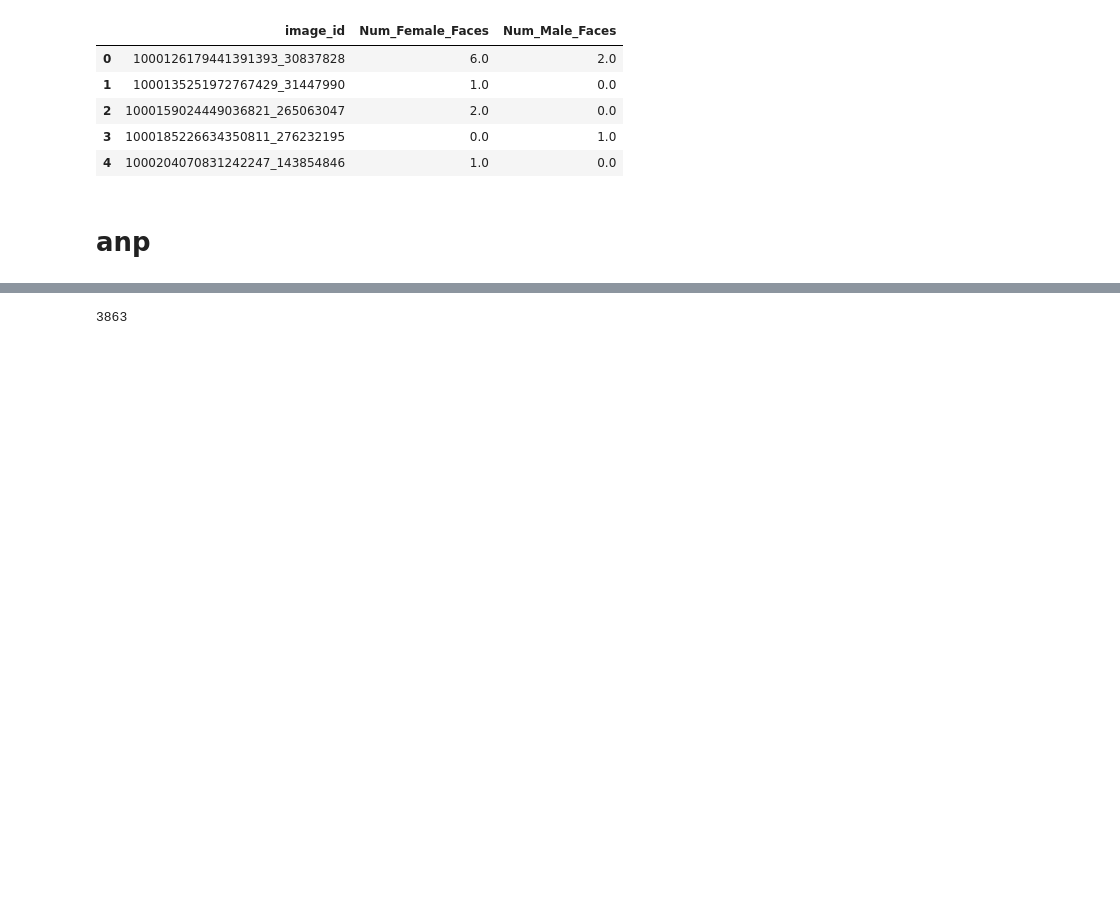
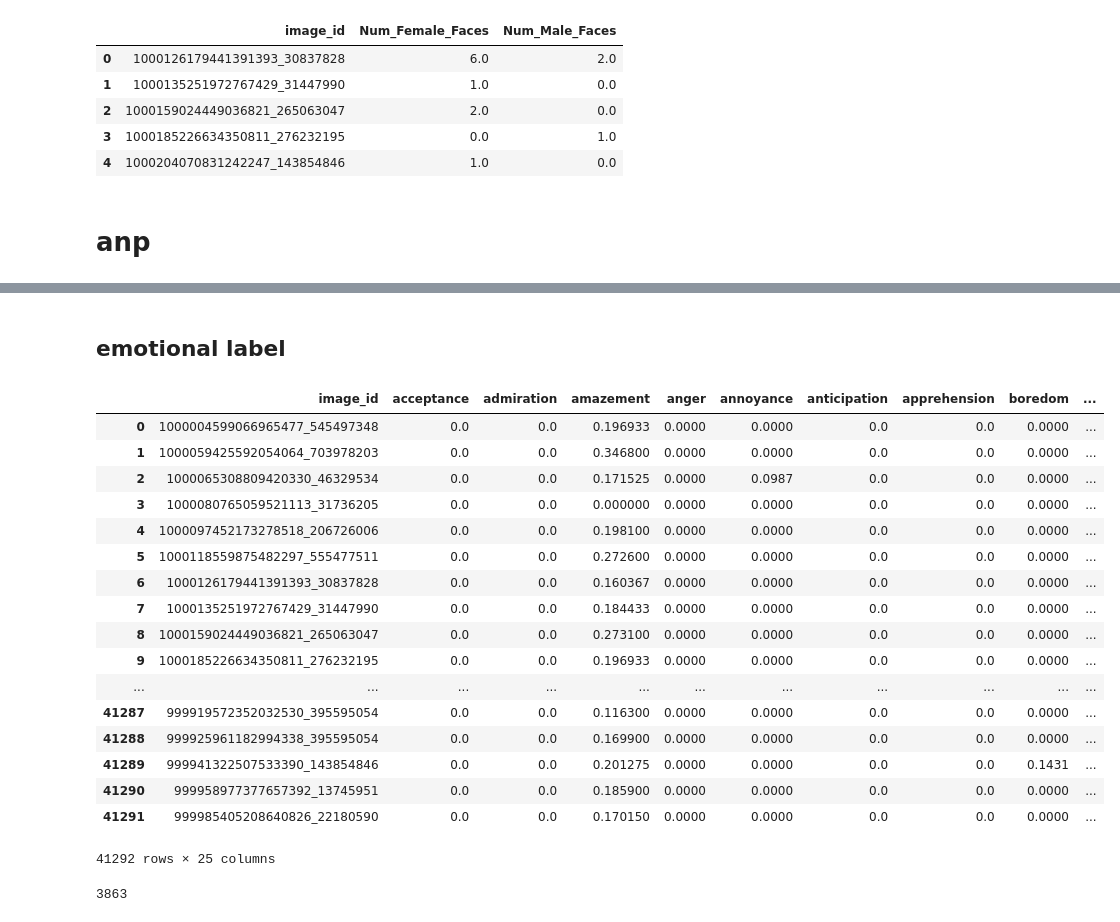
Before and after one commit to JeroenSchmidt/UvA-DSF-group, a Jupyter notebook: uc2/exploration_notebooks/jeroen/create_features_ground_zero.ipynb, the cells around one changed output, grey strips where cells are left out. Saved outputs shown, nothing was run; the diff lists cells and outputs as text; code cells hidden in the pictures; blank space fills up the shorter version.

```diff
--- a/uc2/exploration_notebooks/jeroen/create_features_ground_zero.ipynb
+++ b/uc2/exploration_notebooks/jeroen/create_features_ground_zero.ipynb
@@ -289,0 +285,5 @@ anp.head(1)
+# %%
+anp = pd.read_pickle("../../data/Visual_well_being/anp.pickle")
+# %%
+pd.set_option("max_colwidth",100000)
+anp.sort_values("image_id").head(40)
@@ -289,0 +328,30 @@ anp.head(1)
+# %% [markdown]
+## emotional label
+# %%
+anp[["image_id","emotion_label","emotion_score"]]\
+.groupby(by=["image_id","emotion_label"])\
+.mean()\
+.reset_index()\
+.pivot(index="image_id",columns="emotion_label",values="emotion_score")\
+.fillna(0)\
+.reset_index()\
+.rename_axis('',axis=1)
+# %% [output]
+|  | image_id | acceptance | admiration | amazement | anger | annoyance | anticipation | apprehension | boredom | ... |
+| 0 | 1000004599066965477_545497348 | 0.0 | 0.0 | 0.196933 | 0.0000 | 0.0000 | 0.0 | 0.0 | 0.0000 | ... |
+| 1 | 1000059425592054064_703978203 | 0.0 | 0.0 | 0.346800 | 0.0000 | 0.0000 | 0.0 | 0.0 | 0.0000 | ... |
+| 2 | 1000065308809420330_46329534 | 0.0 | 0.0 | 0.171525 | 0.0000 | 0.0987 | 0.0 | 0.0 | 0.0000 | ... |
+| 3 | 1000080765059521113_31736205 | 0.0 | 0.0 | 0.000000 | 0.0000 | 0.0000 | 0.0 | 0.0 | 0.0000 | ... |
+| 4 | 1000097452173278518_206726006 | 0.0 | 0.0 | 0.198100 | 0.0000 | 0.0000 | 0.0 | 0.0 | 0.0000 | ... |
+| 5 | 1000118559875482297_555477511 | 0.0 | 0.0 | 0.272600 | 0.0000 | 0.0000 | 0.0 | 0.0 | 0.0000 | ... |
+| 6 | 1000126179441391393_30837828 | 0.0 | 0.0 | 0.160367 | 0.0000 | 0.0000 | 0.0 | 0.0 | 0.0000 | ... |
+| 7 | 1000135251972767429_31447990 | 0.0 | 0.0 | 0.184433 | 0.0000 | 0.0000 | 0.0 | 0.0 | 0.0000 | ... |
+| 8 | 1000159024449036821_265063047 | 0.0 | 0.0 | 0.273100 | 0.0000 | 0.0000 | 0.0 | 0.0 | 0.0000 | ... |
+| 9 | 1000185226634350811_276232195 | 0.0 | 0.0 | 0.196933 | 0.0000 | 0.0000 | 0.0 | 0.0 | 0.0000 | ... |
+| ... | ... | ... | ... | ... | ... | ... | ... | ... | ... | ... |
+| 41287 | 999919572352032530_395595054 | 0.0 | 0.0 | 0.116300 | 0.0000 | 0.0000 | 0.0 | 0.0 | 0.0000 | ... |
+| 41288 | 999925961182994338_395595054 | 0.0 | 0.0 | 0.169900 | 0.0000 | 0.0000 | 0.0 | 0.0 | 0.0000 | ... |
+| 41289 | 999941322507533390_143854846 | 0.0 | 0.0 | 0.201275 | 0.0000 | 0.0000 | 0.0 | 0.0 | 0.1431 | ... |
+| 41290 | 999958977377657392_13745951 | 0.0 | 0.0 | 0.185900 | 0.0000 | 0.0000 | 0.0 | 0.0 | 0.0000 | ... |
+| 41291 | 999985405208640826_22180590 | 0.0 | 0.0 | 0.170150 | 0.0000 | 0.0000 | 0.0 | 0.0 | 0.0000 | ... |
+41292 rows × 25 columns
```
Also changed, not shown: parts of 12 cells of this notebook, 1 other file.
